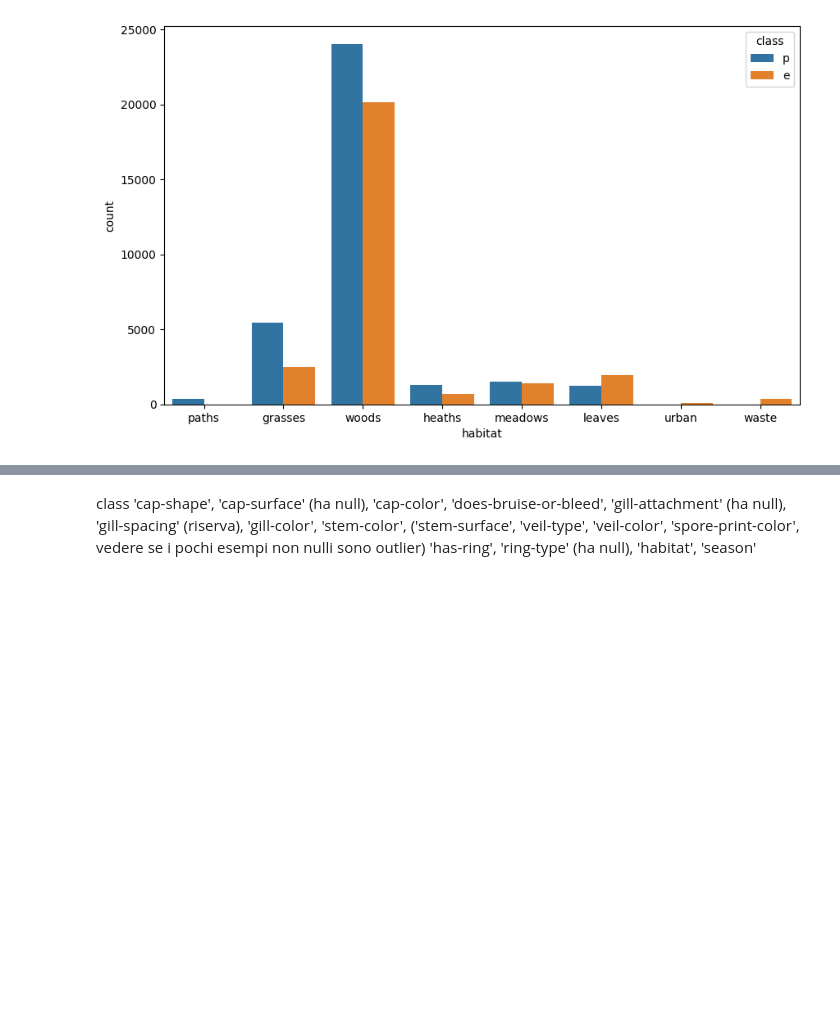
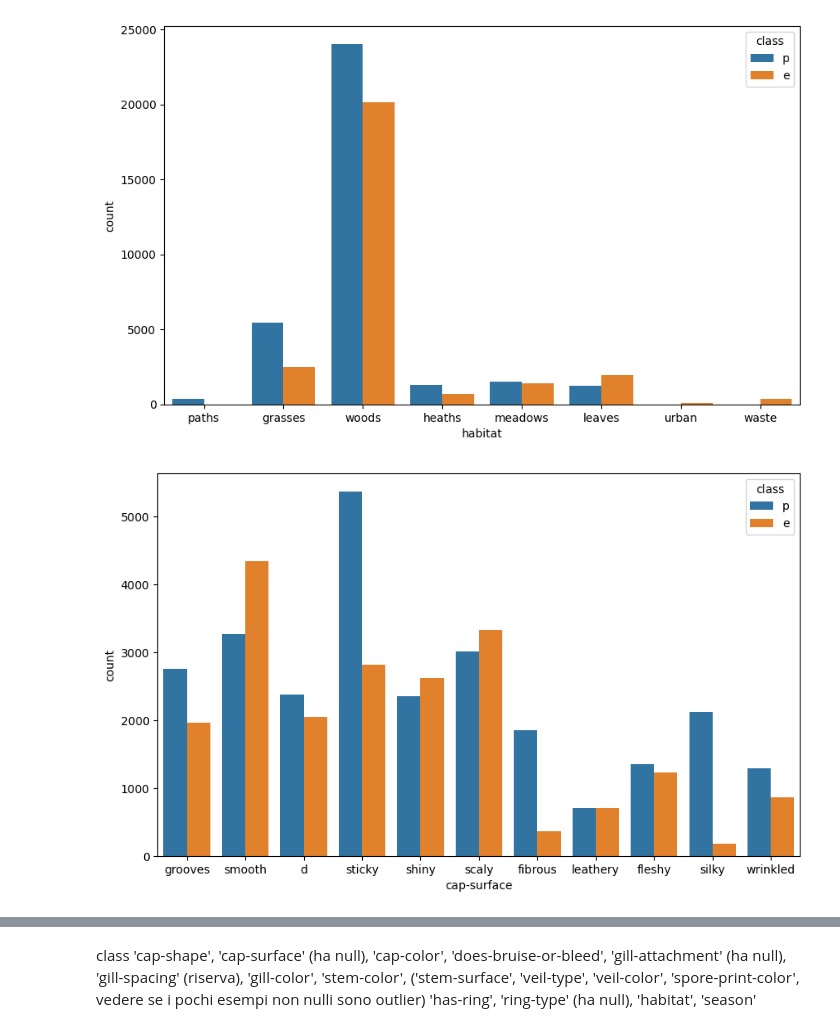
Before and after one commit to effepielle/ddam-2324, a Jupyter notebook: DU_DP.ipynb, the cells around one changed output, grey strips where cells are left out. Cells and saved outputs as stored; diff of their text form; code cells hidden in the pictures; blank space fills up the shorter version.

```diff
--- a/DDAM_Understanding.ipynb
+++ b/DU_DP.ipynb
@@ -451,3 +452,18 @@ ax.set_xticklabels(new_x_labels, rotation=0)
 plt.show()
 # %% [output]
 [figure]
+# %%
+# we don't know which value corresponds to d since this infomation is missed in the metadata
+x_label_mapping = {'i':'fibrous', 'g':'grooves', 'y':'scaly', 's':'smooth', 'h':'shiny', 'l':'leathery', 'k':'silky', 't':'sticky', 'w':'wrinkled', 'e':'fleshy','d':'d'}
+
+plt.figure(figsize=(10,6))
+count = mushroom_df.groupBy('cap-surface', 'class').count().toPandas()
+ax = sns.barplot(x='cap-surface', y="count", data=count, hue='class')
+
+current_x_labels = [item.get_text() for item in ax.get_xticklabels()]
+new_x_labels = [x_label_mapping[label] for label in current_x_labels]
+ax.set_xticklabels(new_x_labels, rotation=0)
+
+plt.show()
+# %% [output]
+[figure, added]
```
Also changed, not shown: parts of 23 cells of this notebook, 6 other files.
